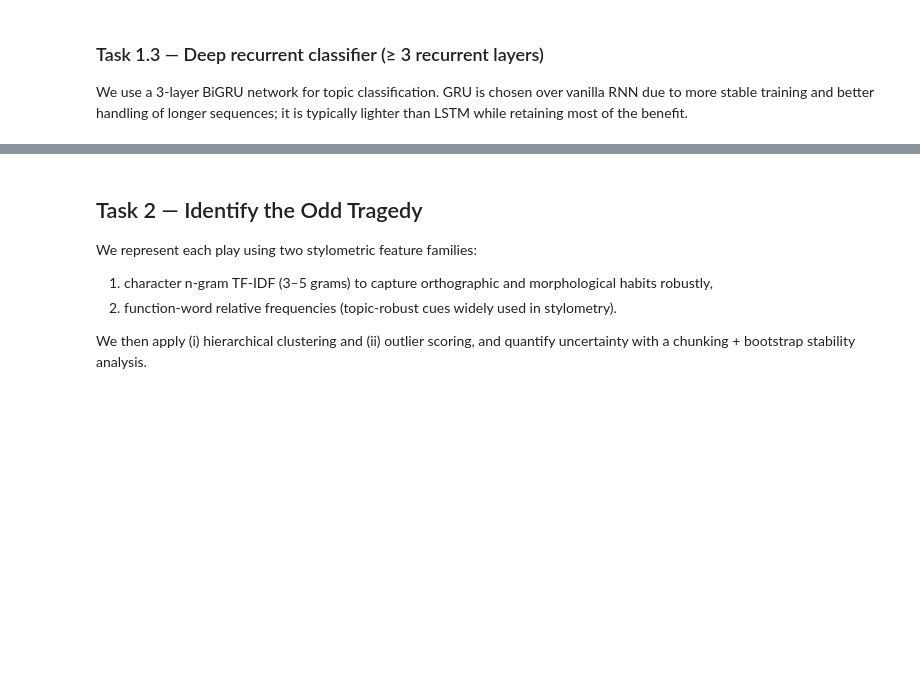
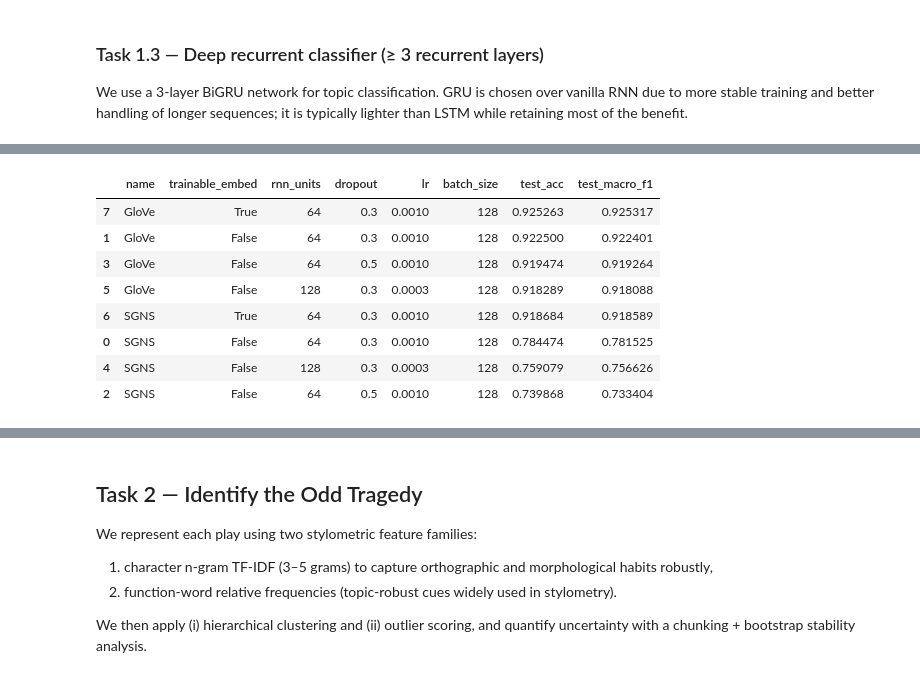
Before and after one commit to LeJ7-commits/nlp-bi-gru-news-topic, a Jupyter notebook: assignment2_notebook.ipynb, the cells around one changed output, grey strips where cells are left out. Cells and saved outputs as stored; diff of their text form; code cells hidden in the pictures; blank space fills up the shorter version.

```diff
--- a/assignment2_notebook.ipynb
+++ b/assignment2_notebook.ipynb
@@ -305,9 +314,11 @@ def build_classifier(embedding_matrix, trainable_embed: bool, rnn_units=128, dro
     )
     return model
 # %%
-def train_and_eval(name, embedding_matrix, trainable_embed, rnn_units, dropout, lr, batch_size=128, epochs=8):
+def train_and_eval(name, embedding_matrix, trainable_embed, rnn_units, dropout, lr, batch_size=128, epochs=5):
     tf.random.set_seed(SEED)
     np.random.seed(SEED)
+
+    print(f"\nTraining {name} | units={rnn_units} | dropout={dropout} | lr={lr} | trainable_embed={trainable_embed}")
 
     model = build_classifier(
         embedding_matrix=embedding_matrix,
@@ -318,20 +329,36 @@ def train_and_eval(name, embedding_matrix, trainable_embed, rnn_units, dropout,
     )
 
     callbacks = [
-        tf.keras.callbacks.EarlyStopping(monitor="val_loss", patience=2, restore_best_weights=True)
+        tf.keras.callbacks.EarlyStopping(
+            monitor="val_loss",
+            patience=2,
+            restore_best_weights=True
+        )
     ]
 
-    hist = model.fit(
-        x_train, y_train,
-        validation_data=(x_val, y_val),
+    # Faster dataset pipeline
+    train_ds = tf.data.Dataset.from_tensor_slices((x_train, y_train)) \
+        .shuffle(10000) \
+        .batch(batch_size) \
+        .prefetch(tf.data.AUTOTUNE)
+
+    val_ds = tf.data.Dataset.from_tensor_slices((x_val, y_val)) \
+        .batch(batch_size) \
+        .prefetch(tf.data.AUTOTUNE)
+
+    test_ds = tf.data.Dataset.from_tensor_slices((x_test, y_test)) \
+        .batch(256)
+
+    model.fit(
+        train_ds,
+        validation_data=val_ds,
         epochs=epochs,
-        batch_size=batch_size,
         verbose=2,
         callbacks=callbacks
     )
 
     # Evaluate on test
-    probs = model.predict(x_test, batch_size=256, verbose=0)
+    probs = model.predict(test_ds, verbose=0)
     y_pred = probs.argmax(axis=1)
 
     acc = (y_pred == y_test).mean()
@@ -349,24 +376,27 @@ def train_and_eval(name, embedding_matrix, trainable_embed, rnn_units, dropout,
         "model": model
     }
 
+
+# Reduced search space (removes slow 256-unit model)
 search_space = [
-    # keep small to fit assignment time
-    dict(rnn_units=128, dropout=0.3, lr=1e-3, trainable_embed=False),
-    dict(rnn_units=128, dropout=0.5, lr=1e-3, trainable_embed=False),
-    dict(rnn_units=256, dropout=0.3, lr=3e-4, trainable_embed=False),
-    dict(rnn_units=128, dropout=0.3, lr=1e-3, trainable_embed=True),
+    dict(rnn_units=64, dropout=0.3, lr=1e-3, trainable_embed=False),
+    dict(rnn_units=64, dropout=0.5, lr=1e-3, trainable_embed=False),
+    dict(rnn_units=128, dropout=0.3, lr=3e-4, trainable_embed=False),
+    dict(rnn_units=64, dropout=0.3, lr=1e-3, trainable_embed=True),
 ]
 
 runs = []
 best_models = {}
 
 for cfg in search_space:
+
     # SGNS init
     r1 = train_and_eval("SGNS", M_sgns, **cfg)
-    runs.append({k:v for k,v in r1.items() if k != "model"})
+    runs.append({k: v for k, v in r1.items() if k != "model"})
+
     # GloVe init
     r2 = train_and_eval("GloVe", M_glove, **cfg)
-    runs.append({k:v for k,v in r2.items() if k != "model"})
+    runs.append({k: v for k, v in r2.items() if k != "model"})
 
     # keep best model per embedding type
     for r in [r1, r2]:
@@ -374,7 +404,13 @@ for cfg in search_space:
         if key not in best_models or r["test_macro_f1"] > best_models[key]["test_macro_f1"]:
             best_models[key] = r
 
-results_df = pd.DataFrame(runs).sort_values(["name","test_macro_f1"], ascending=[True, False])
-results_df.to_csv(OUT_T1/"metrics_table.csv", index=False)
+
+results_df = pd.DataFrame(runs).sort_values(
+    ["name", "test_macro_f1"],
+    ascending=[True, False]
+)
+
+results_df.to_csv(OUT_T1 / "metrics_table.csv", index=False)
+
 results_df.head(10)
 # %% [output]
@@ -382,3 +434,12 @@ Epoch 1/8
+|  | name | trainable_embed | rnn_units | dropout | lr | batch_size | test_acc | test_macro_f1 |
+| 7 | GloVe | True | 64 | 0.3 | 0.0010 | 128 | 0.925263 | 0.925317 |
+| 1 | GloVe | False | 64 | 0.3 | 0.0010 | 128 | 0.922500 | 0.922401 |
+| 3 | GloVe | False | 64 | 0.5 | 0.0010 | 128 | 0.919474 | 0.919264 |
+| 5 | GloVe | False | 128 | 0.3 | 0.0003 | 128 | 0.918289 | 0.918088 |
+| 6 | SGNS | True | 64 | 0.3 | 0.0010 | 128 | 0.918684 | 0.918589 |
+| 0 | SGNS | False | 64 | 0.3 | 0.0010 | 128 | 0.784474 | 0.781525 |
+| 4 | SGNS | False | 128 | 0.3 | 0.0003 | 128 | 0.759079 | 0.756626 |
+| 2 | SGNS | False | 64 | 0.5 | 0.0010 | 128 | 0.739868 | 0.733404 |
 # %%
 def plot_confmat(y_true, y_pred, title, path):
     cm = confusion_matrix(y_true, y_pred)
```
Also changed, not shown: parts of 8 cells of this notebook.
